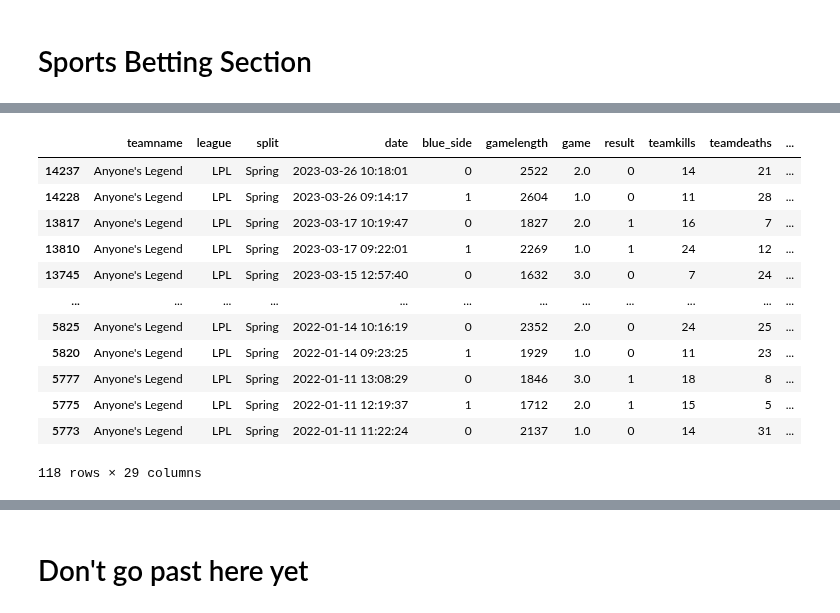
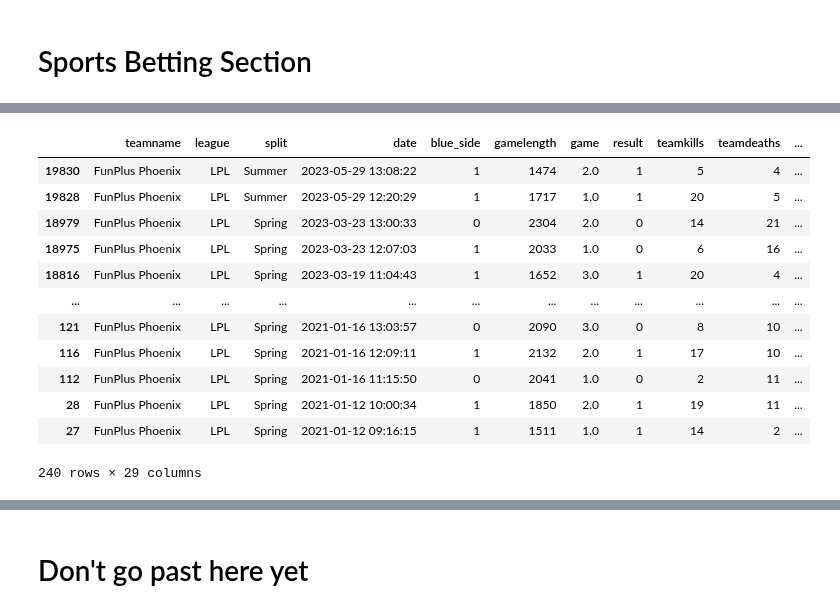
Before and after one commit to richie-p-meyer/league, a Jupyter notebook: scratch.ipynb, the cells around one changed output, grey strips where cells are left out. Drawn from its saved outputs; the diff is of its cells as text; code cells hidden in the pictures.

```diff
--- a/scratch.ipynb
+++ b/scratch.ipynb
@@ -262,20 +248,20 @@ raw = pd.read_csv('raw.csv',index_col=0)
 #'current_elo' contains every team and their latest elo
 current_elo = df[~df.teamname.duplicated(keep='last')]\
 [['teamname','league','opp_name','old_elo','opp_elo','new_elo']]
-# %%
-get_team(df,"Anyone's Legend")
-# %% [output]
-|  | teamname | league | split | date | blue_side | gamelength | game | result | teamkills | teamdeaths | ... |
-| 14237 | Anyone's Legend | LPL | Spring | 2023-03-26 10:18:01 | 0 | 2522 | 2.0 | 0 | 14 | 21 | ... |
-| 14228 | Anyone's Legend | LPL | Spring | 2023-03-26 09:14:17 | 1 | 2604 | 1.0 | 0 | 11 | 28 | ... |
-| 13817 | Anyone's Legend | LPL | Spring | 2023-03-17 10:19:47 | 0 | 1827 | 2.0 | 1 | 16 | 7 | ... |
-| 13810 | Anyone's Legend | LPL | Spring | 2023-03-17 09:22:01 | 1 | 2269 | 1.0 | 1 | 24 | 12 | ... |
-| 13745 | Anyone's Legend | LPL | Spring | 2023-03-15 12:57:40 | 0 | 1632 | 3.0 | 0 | 7 | 24 | ... |
-| ... | ... | ... | ... | ... | ... | ... | ... | ... | ... | ... | ... |
-| 5825 | Anyone's Legend | LPL | Spring | 2022-01-14 10:16:19 | 0 | 2352 | 2.0 | 0 | 24 | 25 | ... |
-| 5820 | Anyone's Legend | LPL | Spring | 2022-01-14 09:23:25 | 1 | 1929 | 1.0 | 0 | 11 | 23 | ... |
-| 5777 | Anyone's Legend | LPL | Spring | 2022-01-11 13:08:29 | 0 | 1846 | 3.0 | 1 | 18 | 8 | ... |
-| 5775 | Anyone's Legend | LPL | Spring | 2022-01-11 12:19:37 | 1 | 1712 | 2.0 | 1 | 15 | 5 | ... |
-| 5773 | Anyone's Legend | LPL | Spring | 2022-01-11 11:22:24 | 0 | 2137 | 1.0 | 0 | 14 | 31 | ... |
-118 rows × 29 columns
+# %%
+get_team(df,"FunPlus Phoenix")
+# %% [output]
+|  | teamname | league | split | date | blue_side | gamelength | game | result | teamkills | teamdeaths | ... |
+| 19830 | FunPlus Phoenix | LPL | Summer | 2023-05-29 13:08:22 | 1 | 1474 | 2.0 | 1 | 5 | 4 | ... |
+| 19828 | FunPlus Phoenix | LPL | Summer | 2023-05-29 12:20:29 | 1 | 1717 | 1.0 | 1 | 20 | 5 | ... |
+| 18979 | FunPlus Phoenix | LPL | Spring | 2023-03-23 13:00:33 | 0 | 2304 | 2.0 | 0 | 14 | 21 | ... |
+| 18975 | FunPlus Phoenix | LPL | Spring | 2023-03-23 12:07:03 | 1 | 2033 | 1.0 | 0 | 6 | 16 | ... |
+| 18816 | FunPlus Phoenix | LPL | Spring | 2023-03-19 11:04:43 | 1 | 1652 | 3.0 | 1 | 20 | 4 | ... |
+| ... | ... | ... | ... | ... | ... | ... | ... | ... | ... | ... | ... |
+| 121 | FunPlus Phoenix | LPL | Spring | 2021-01-16 13:03:57 | 0 | 2090 | 3.0 | 0 | 8 | 10 | ... |
+| 116 | FunPlus Phoenix | LPL | Spring | 2021-01-16 12:09:11 | 1 | 2132 | 2.0 | 1 | 17 | 10 | ... |
+| 112 | FunPlus Phoenix | LPL | Spring | 2021-01-16 11:15:50 | 0 | 2041 | 1.0 | 0 | 2 | 11 | ... |
+| 28 | FunPlus Phoenix | LPL | Spring | 2021-01-12 10:00:34 | 1 | 1850 | 2.0 | 1 | 19 | 11 | ... |
+| 27 | FunPlus Phoenix | LPL | Spring | 2021-01-12 09:16:15 | 1 | 1511 | 1.0 | 1 | 14 | 2 | ... |
+240 rows × 29 columns
 # %%
```
Also changed, not shown: parts of 23 cells of this notebook, 2 other files.
